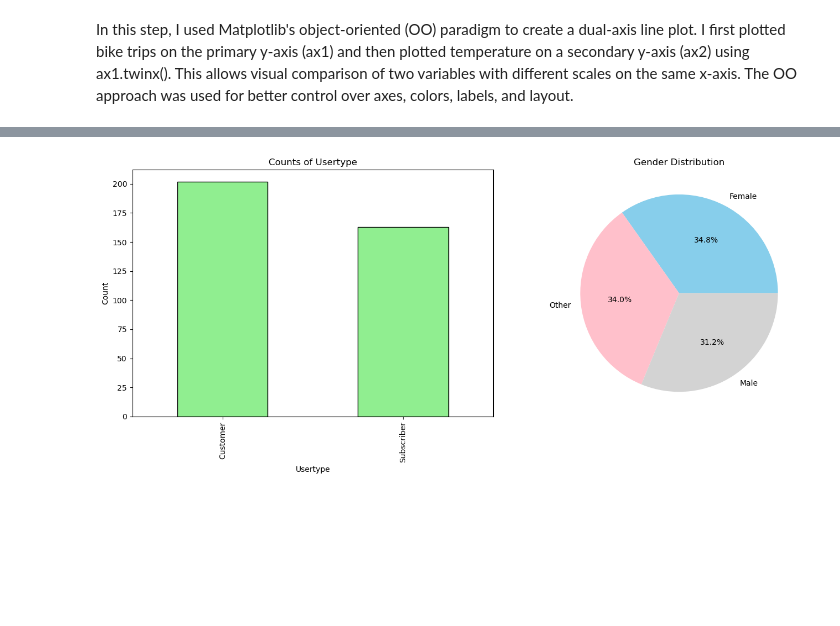
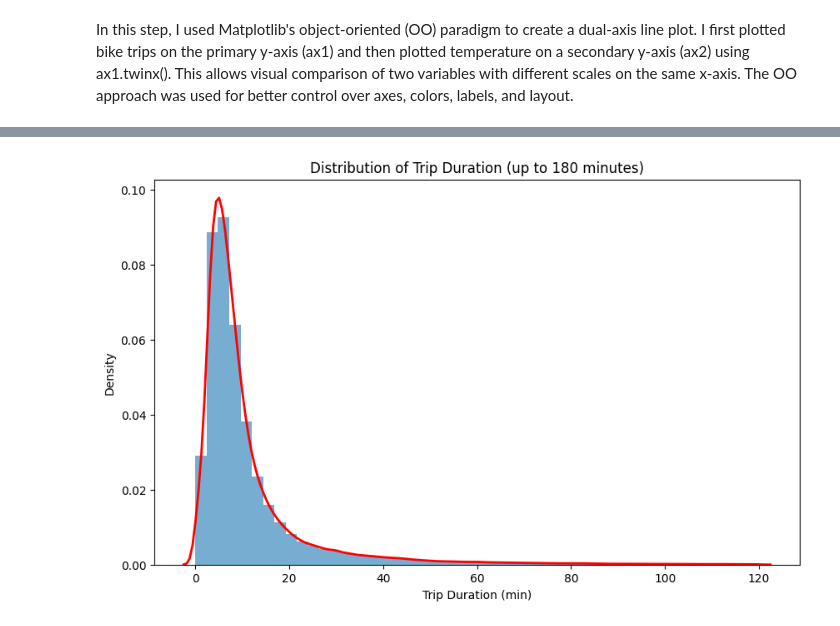
Before and after one commit to Biswajit1509/citi-bike-nyc-2022-dashboard, a Jupyter notebook: notebooks/2.3_fundamentals_of_visualization_libraries_Part 1.ipynb, the cells around one changed output, grey strips where cells are left out. Saved outputs shown, nothing was run; the diff lists cells and outputs as text; code cells hidden in the pictures; blank space fills up the shorter version.

```diff
--- a/notebooks/2.3_fundamentals_of_visualization_libraries_Part 1.ipynb
+++ b/notebooks/2.3_fundamentals_of_visualization_libraries_Part 1.ipynb
@@ -251,17 +65,4 @@ Created 'bike_rides_daily'. Sample:
 # %%
-# Load merged CSV first
-import pandas as pd
-import os
-
-fn = "data/processed/citibike_with_weather_merged.csv"
-print("Current dir:", os.getcwd())
-print("File exists:", os.path.exists(fn))
-
-df = pd.read_csv(fn, parse_dates=['date'])
-
-# Check column names
-print("Columns in DataFrame:", df.columns.tolist())
-
-# Preview first 5 rows
-df.head()
+trips_per_day = df.resample('D').size().to_frame(name='trip_count')
+trips_per_day.head()
 # %% [output]
@@ -379,22 +137,11 @@ plt.show()
 # %%
-# Dummy usertype and gender
-daily_df['usertype'] = np.random.choice(['Customer', 'Subscriber'], size=len(daily_df))
-daily_df['gender'] = np.random.choice(['Male', 'Female', 'Other'], size=len(daily_df))
+plt.figure(figsize=(10,6))
+plt.hist(df_clean['tripduration'], bins=50, alpha=0.6, density=True)
+sns.kdeplot(df_clean['tripduration'], color='red', linewidth=2)
 
-fig, (ax1, ax2) = plt.subplots(1,2, figsize=(14,6))
-
-# Bar chart: usertype
-daily_df['usertype'].value_counts().plot(kind='bar', ax=ax1, color='lightgreen', edgecolor='black')
-ax1.set_title('Counts of Usertype')
-ax1.set_xlabel('Usertype')
-ax1.set_ylabel('Count')
-
-# Pie chart: gender
-daily_df['gender'].value_counts().plot(kind='pie', ax=ax2, autopct='%1.1f%%', colors=['skyblue','pink','lightgrey'])
-ax2.set_ylabel('')  # remove y-label
-ax2.set_title('Gender Distribution')
-
-plt.tight_layout()
+plt.title("Distribution of Trip Duration (up to 180 minutes)")
+plt.xlabel("Trip Duration (min)")
+plt.ylabel("Density")
 plt.show()
 # %% [output]
-[figure, old version]
+[figure, new version]
```
Also changed, not shown: parts of 19 cells of this notebook, 7 other files.
